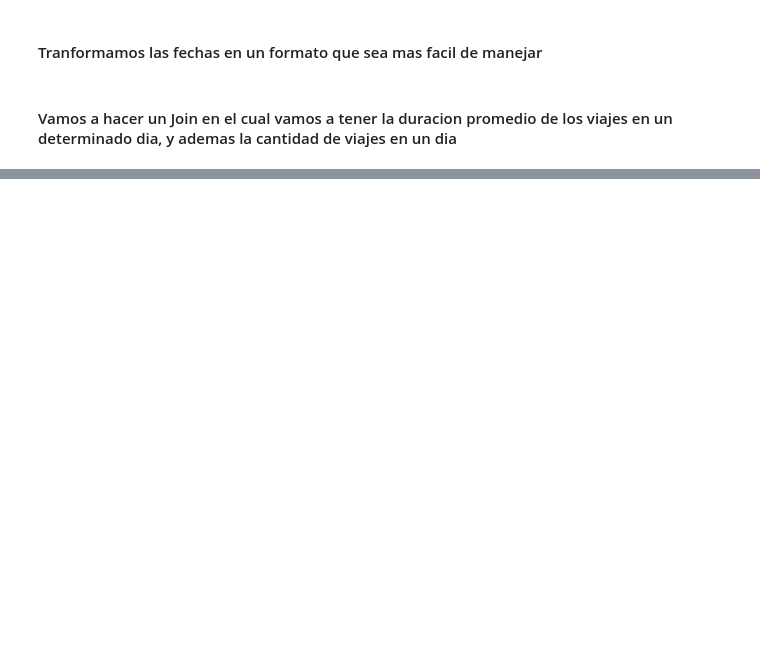
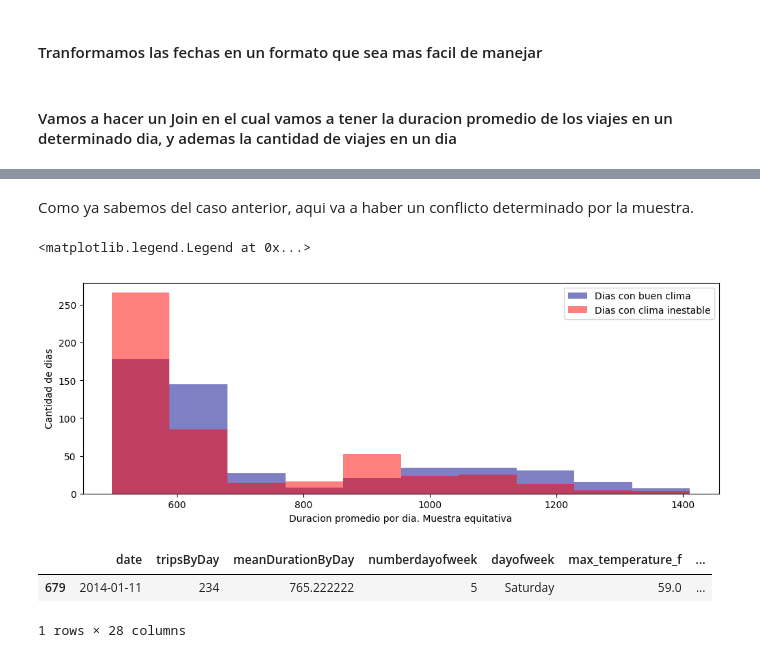
Before and after one commit to pabloernesto/sfBikes, a Jupyter notebook: tripsAndWeather.ipynb, the cells around one changed output, grey strips where cells are left out. Saved outputs shown, nothing was run; the diff lists cells and outputs as text; code cells hidden in the pictures; blank space fills up the shorter version.

```diff
--- a/tripsAndWeather.ipynb
+++ b/tripsAndWeather.ipynb
@@ -205,0 +101,12 @@ weather.plot?
+# %% [markdown]
+Como ya sabemos del caso anterior, aqui va a haber un conflicto determinado por la muestra.
+# %%
+# histtype : {'bar', 'barstacked', 'step',  'stepfilled'}, optional
+plt.hist(x=dataMerge[dataMerge['events'] == 'Normal']['meanDurationByDay'].sample(500),color='darkblue',alpha=0.5)
+plt.hist(x=dataMerge[dataMerge['events'] != 'Normal']['meanDurationByDay'].sample(500),color='red',alpha=0.5)
+plt.xlabel('Duracion promedio por dia. Muestra equitativa')
+plt.ylabel('Cantidad de dias')
+plt.legend(['Dias con buen clima','Dias con clima inestable'])
+# %% [output]
+<matplotlib.legend.Legend at 0x...>
+[figure, added]
@@ -205,0 +117,7 @@ weather.plot?
+# %%
+correlationData = pd.merge(durationAndTripsByDay, weather, on='date', how='left')
+correlationData.sample()
+# %% [output]
+|  | date | tripsByDay | meanDurationByDay | numberdayofweek | dayofweek | max_temperature_f | ... |
+| 679 | 2014-01-11 | 234 | 765.222222 | 5 | Saturday | 59.0 | ... |
+1 rows × 28 columns
```
Also changed, not shown: parts of 60 cells of this notebook, 2 other files.
